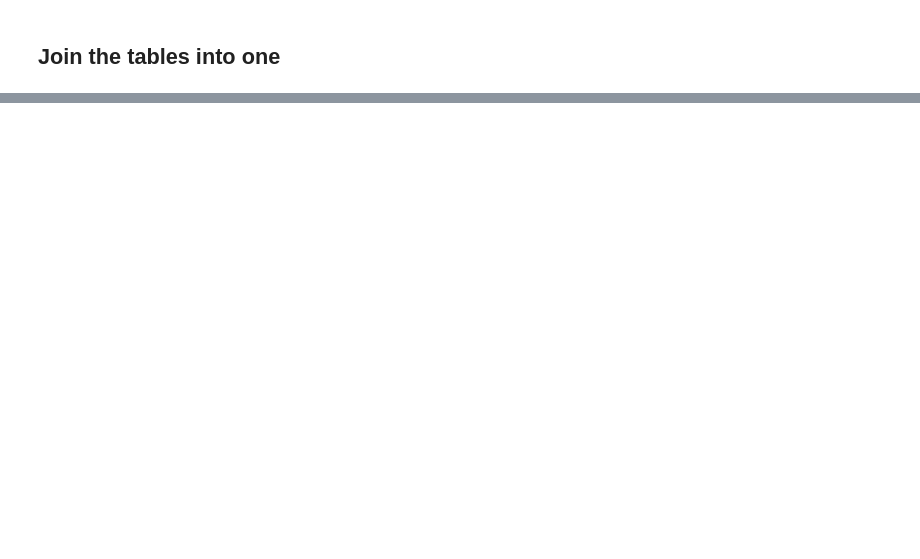
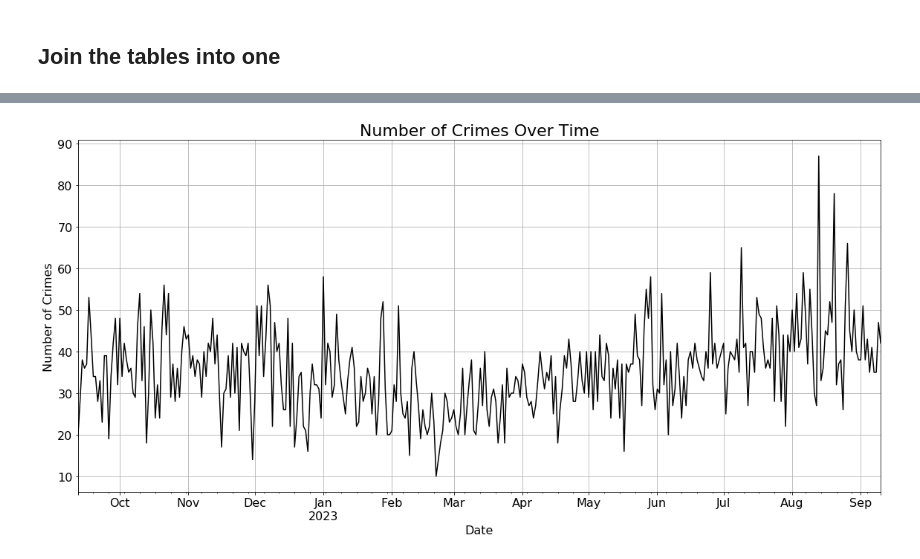
Before and after one commit to LincolnBrownBellevue/DSC540, a Jupyter notebook: Wks11-12/DSC540_Milestone5_LincolnBrown.ipynb, the cells around one changed output, grey strips where cells are left out. Cells and saved outputs as stored; diff of their text form; code cells hidden in the pictures; blank space fills up the shorter version.

```diff
--- a/Wks11-12/DSC540_Milestone5_LincolnBrown.ipynb
+++ b/Wks11-12/DSC540_Milestone5_LincolnBrown.ipynb
@@ -330,0 +457,10 @@ id, case_num, date_of_occurrence, block, iucr, primary_description, secondary_de
+# %%
+# Some prep work for the next visualizations
+# Convert the 'date' column to datetime format
+joined_df['date'] = pd.to_datetime(joined_df['date'])
+
+# Set the 'date' column as the index
+joined_df.set_index('date', inplace=True)
+
+# Use days to resample the dataframe and get the number of crimes commited per day
+crimes_over_time = joined_df.resample('D').size()
@@ -330,0 +471,14 @@ id, case_num, date_of_occurrence, block, iucr, primary_description, secondary_de
+# %%
+# Create a time series plot
+plt.figure(figsize=(16, 8))
+crimes_over_time.plot(color='black')
+plt.title('Number of Crimes Over Time', fontsize=22)
+plt.xlabel('Date', fontsize=16)
+plt.ylabel('Number of Crimes', fontsize=16)
+plt.xticks(fontsize=16)
+plt.yticks(fontsize=16)
+plt.grid()
+plt.tight_layout()
+plt.show()
+# %% [output]
+[figure, added]
```
Also changed, not shown: parts of 80 cells of this notebook.
